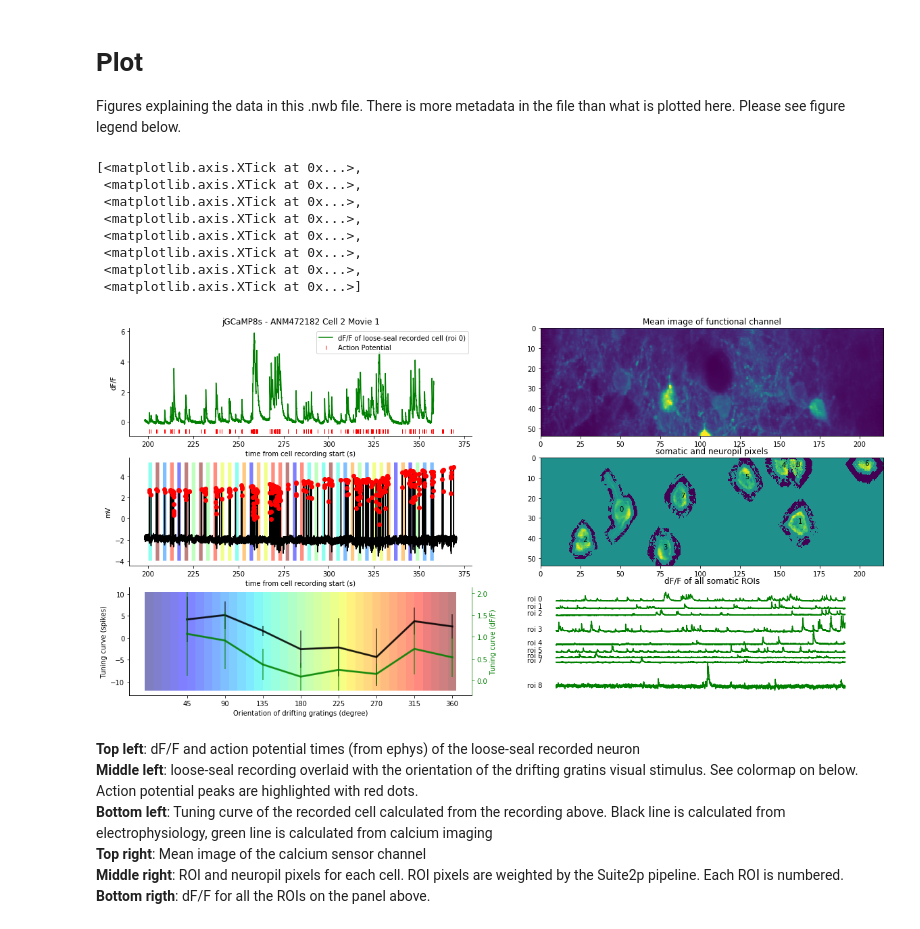
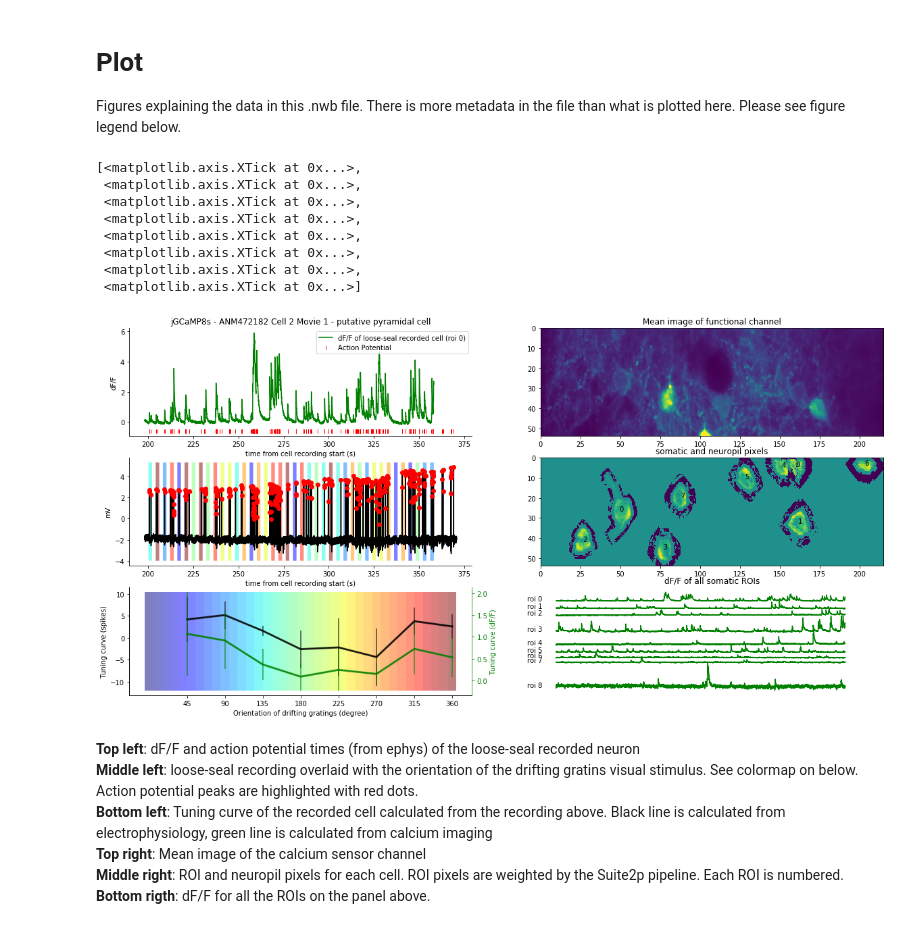
Before and after one commit to rozmar/jGCaMP8_mouse_cell_attached_pipeline, a Jupyter notebook: NWB_tutorial.ipynb, the cells around one changed output. Drawn from its saved outputs; the diff is of its cells as text; code cells hidden in the pictures.

Commit message:
NWB tutorial cell type added

```diff
--- a/NWB_tutorial.ipynb
+++ b/NWB_tutorial.ipynb
@@ -81,9 +104,10 @@ ophys = nwbfile.processing['ophys of movie {}'.format(movie_number)]
 roi_traces = ophys['Fluorescence']['RoiResponseSeries'].data[:]
 neuropil_traces = ophys['Fluorescence']['NeuropilResponseSeries'].data[:]
 recorded_with_ephys = ophys['ImageSegmentation']['MovieSegmentation']['recorded_with_ephys'].data[:]
+putative_cell_type = ophys['ImageSegmentation']['MovieSegmentation']['cell_type'].data[:]
 roi_time = np.arange(len(roi_traces[0]))/ophys['Fluorescence']['RoiResponseSeries'].rate+ophys['Fluorescence']['RoiResponseSeries'].starting_time
 roi_dff_list = []
-for roi_i,(roi_trace,neuropil_trace,recorded_cell) in enumerate(zip(roi_traces,neuropil_traces,recorded_with_ephys)):
+for roi_i,(roi_trace,neuropil_trace,recorded_cell,cell_type) in enumerate(zip(roi_traces,neuropil_traces,recorded_with_ephys,putative_cell_type)):
     f_corrected = roi_trace-0.8*neuropil_trace
     f0 = np.percentile(f_corrected,20)
 #    if f0<0:
@@ -93,6 +117,12 @@ for roi_i,(roi_trace,neuropil_trace,recorded_cell) in enumerate(zip(roi_traces,n
     roi_dff_list.append(dff)
     if recorded_cell:
         f_corrected_of_recorded_cell = f_corrected
+        if cell_type == 'pyr':
+            putative_cell_type = 'pyramidal cell'
+        elif cell_type == 'int':
+            putative_cell_type = 'interneuron'
+        else:
+            putative_cell_type = 'unknown'
 
 
 roi_masks = ophys['ImageSegmentation']['MovieSegmentation']['image_mask'].data[:]
@@ -246,7 +276,7 @@ ax_ophys_all.axis('off')
 ax_meanimage.set_title('Mean image of functional channel')
 ax_ophys_all.set_title('dF/F of all somatic ROIs')
 ax_roi_shape.set_title('somatic and neuropil pixels')
-ax_ophys_recorded.set_title('{} - ANM{} Cell {} Movie {}'.format(sensor,472182,cell_number,movie_number))
+ax_ophys_recorded.set_title('{} - ANM{} Cell {} Movie {} - putative {}'.format(sensor,472182,cell_number,movie_number,putative_cell_type))
 ax_ophys_recorded.set_ylabel('dF/F')
 ax_ophys_recorded.set_xlabel('time from cell recording start (s)')
 ax_ophys_recorded.spines['top'].set_visible(False)
@@ -293,34 +323,34 @@ for stim_start_t_now,stim_end_t_now,a in zip(nwbfile.trials['start_time'].data[:
                                     where= (ephys_time > stim_start_t_now) & (ephys_time < stim_end_t_now),
                                     facecolor=cmap(a/360),
                                     alpha=0.5)
 
 
 
 ax_visual_stim.plot(unique_angles,ap_mean_list,'k-',linewidth = 3,alpha = .7)
 ax_visual_stim.errorbar(unique_angles,ap_mean_list,ap_std_list,color = 'black',alpha = .7)
 
 
 ax_visual_stim_dff.plot(unique_angles,dff_mean_list,'g-',linewidth = 3,alpha = .7)
 ax_visual_stim_dff.errorbar(unique_angles,dff_mean_list,dff_std_list,color = 'green',alpha = .7)
 
 y_limits_visual_stim = ax_visual_stim.get_ylim()
 width = 10#np.mean(np.diff(unique_angles))*.8
 for a in range(0,370,10):#unique_angles:
     ax_visual_stim.bar(a,y_limits_visual_stim,width = width,color = cmap(a/360),alpha = .5)
 
 ax_visual_stim.set_xticks(unique_angles)
 
 #io.close()
 # %% [output]
 [<matplotlib.axis.XTick at 0x...>,
  <matplotlib.axis.XTick at 0x...>,
  <matplotlib.axis.XTick at 0x...>,
  <matplotlib.axis.XTick at 0x...>,
  <matplotlib.axis.XTick at 0x...>,
  <matplotlib.axis.XTick at 0x...>,
  <matplotlib.axis.XTick at 0x...>,
  <matplotlib.axis.XTick at 0x...>]
-[figure, old version]
+[figure, new version]
 # %% [markdown]
 **Top left**: dF/F and action potential times (from ephys) of the loose-seal recorded neuron <br>
 **Middle left**: loose-seal recording overlaid with the orientation of the drifting gratins visual stimulus. See colormap on below. Action potential peaks are highlighted with red dots. <br>
```
Also changed, not shown: parts of 4 cells of this notebook.
